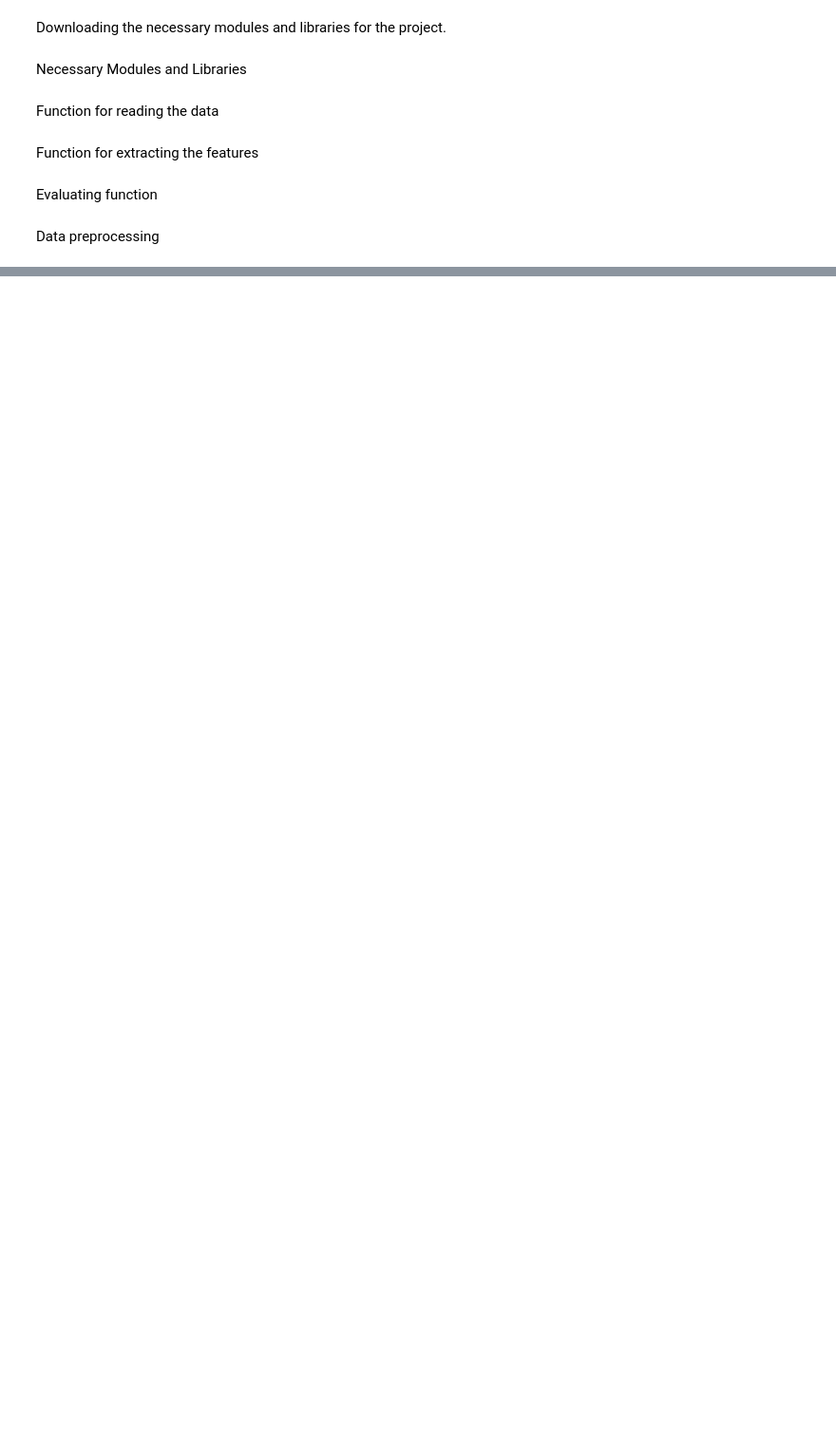
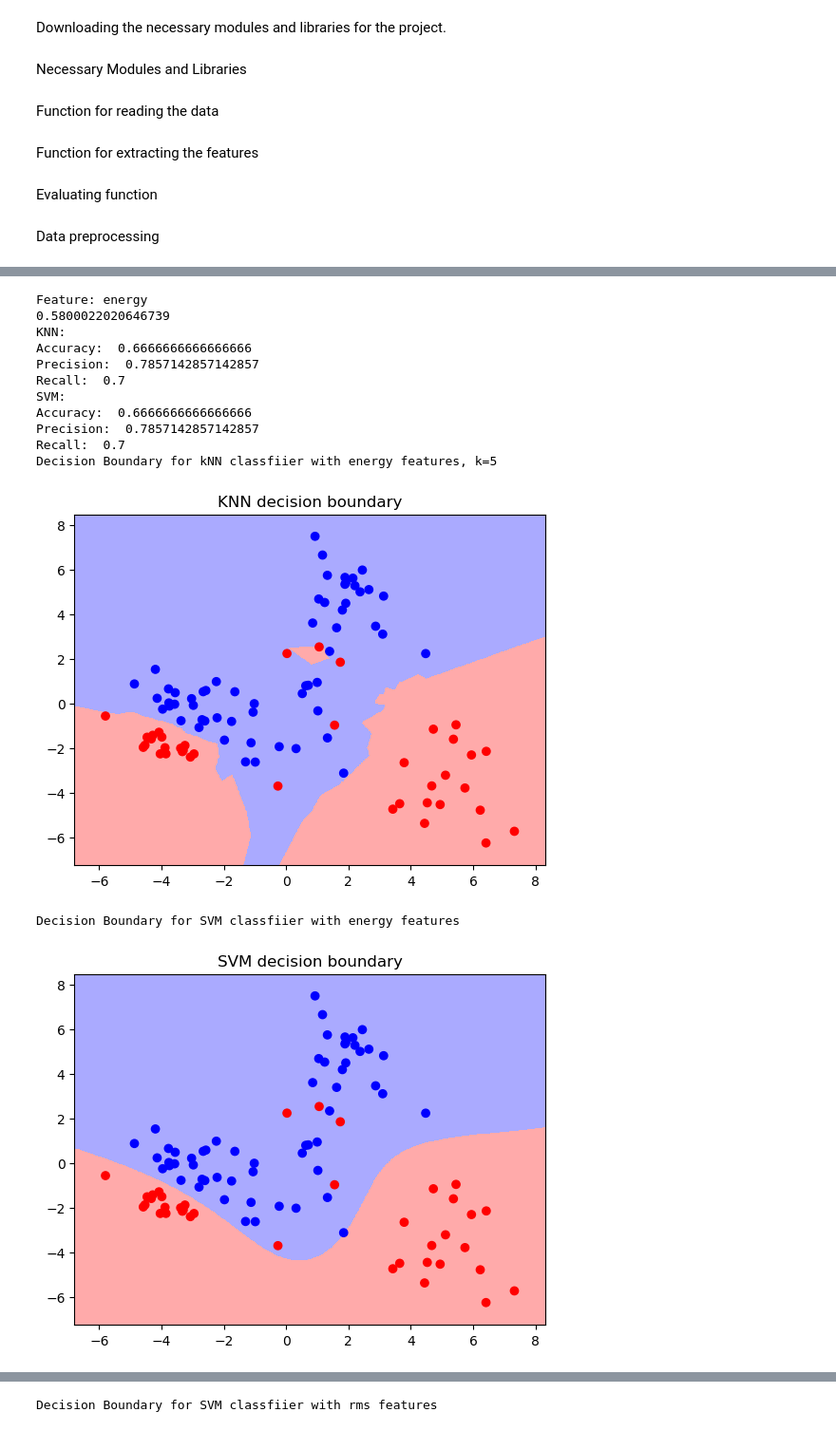
Before and after one commit to nntk072/Tram_Bus_Recognition, a Jupyter notebook: main.ipynb, the cells around one changed output, grey strips where cells are left out. Shown at 95% size. Drawn from its saved outputs; the diff is of its cells as text; code cells hidden in the pictures; blank space fills up the shorter version.

```diff
--- a/main.ipynb
+++ b/main.ipynb
@@ -319,4 +451,5 @@ def getDataset(train_data, test_data):
 # %%
-X, y, X_test, y_test, feature_names, num_class, c2i, i2c = getDataset(train_data, test_data)
+X, y, X_test, y_test, feature_names, num_class, c2i, i2c = getDataset(
+    train_data, test_data)
 # %%
 # A function that exporting the csv file from the beginning of the
@@ -427,32 +582,25 @@ def dataProcessAndTrainAndEvaluate(X_pca, y, feature = "MFCC"):
 # Continuing with other features
 train_data_list = []
 test_data_list = []
-# features = tram_features + bus_features
-# features_test = tram_test_features + bus_test_features
 feature_names_list = ["energy", "rms", "spec", "mel", "logmel", "cqt"]
-# feature_functions = [getEnergy, getRMS, getSpec, getMel, getLogMel, getCQT]
-feature_functions = [getSpec, getMel, getLogMel, getCQT]
-
+feature_functions = [getEnergy, getRMS, getSpec, getMel, getLogMel, getCQT]
 for i in range(len(feature_functions)):
     train_data = pd.DataFrame()
     train_data["fname"] = bus_train + tram_train
     test_data = pd.DataFrame()
     test_data["fname"] = bus_test + tram_test
-    # print(train_data)
-    print("Before feature extraction - Train shape:", train_data.shape, "Test shape:", test_data.shape)
 
-    train_data = train_data["fname"].progress_apply(feature_functions[i], path = None)
+    train_data = train_data["fname"].progress_apply(
+        feature_functions[i], path=None)
     print("done loading train", feature_names_list[i])
-    test_data = test_data["fname"].progress_apply(feature_functions[i], path = None)
+    test_data = test_data["fname"].progress_apply(
+        feature_functions[i], path=None)
     print("done loading test", feature_names_list[i])
 
-    print("After feature extraction - Train shape:", train_data.shape, "Test shape:", test_data.shape)
     train_data["fname"] = bus_train + tram_train
     train_data["label"] = train_data["fname"].apply(lambda x: label[x])
     test_data["fname"] = bus_test + tram_test
     test_data["label"] = test_data["fname"].apply(lambda x: label[x])
 
-
-
     train_data_list.append(train_data)
     test_data_list.append(test_data)
@@ -459,11 +620,26 @@ for i in range(len(feature_functions)):
 # %%
 for i in range(len(train_data_list)):
-    print("Feature: ", feature_names_list[i])
-    # check the shape of train_data_list[i] and test_data_list[i]
+    print("Feature:", feature_names_list[i])
 
-    X, y, X_test, y_test, feature_names, num_class, c2i, i2c = getDataset(train_data_list[i], test_data_list[i])
+    X, y, X_test, y_test, feature_names, num_class, c2i, i2c = getDataset(
+        train_data_list[i], test_data_list[i])
 
     X_scaled, X_test_scaled, X_pca, X_test_pca = dataPreprocessing(X, X_test)
     # print(feature_names_list[i])
     dataProcessAndTrainAndEvaluate(X_pca, y, feature_names_list[i])
     print()
+# %% [output]
+Feature: energy
+0.5800022020646739
+KNN:
+Accuracy:  0.6666666666666666
+Precision:  0.7857142857142857
+Recall:  0.7
+SVM:
+Accuracy:  0.6666666666666666
+Precision:  0.7857142857142857
+Recall:  0.7
+Decision Boundary for kNN classfiier with energy features, k=5
+[figure, added]
+Decision Boundary for SVM classfiier with energy features
+[figure, added]
@@ -469,0 +658 @@ for i in range(len(train_data_list)):
+Decision Boundary for SVM classfiier with rms features
```
Also changed, not shown: parts of 17 cells of this notebook, 4 other files.
